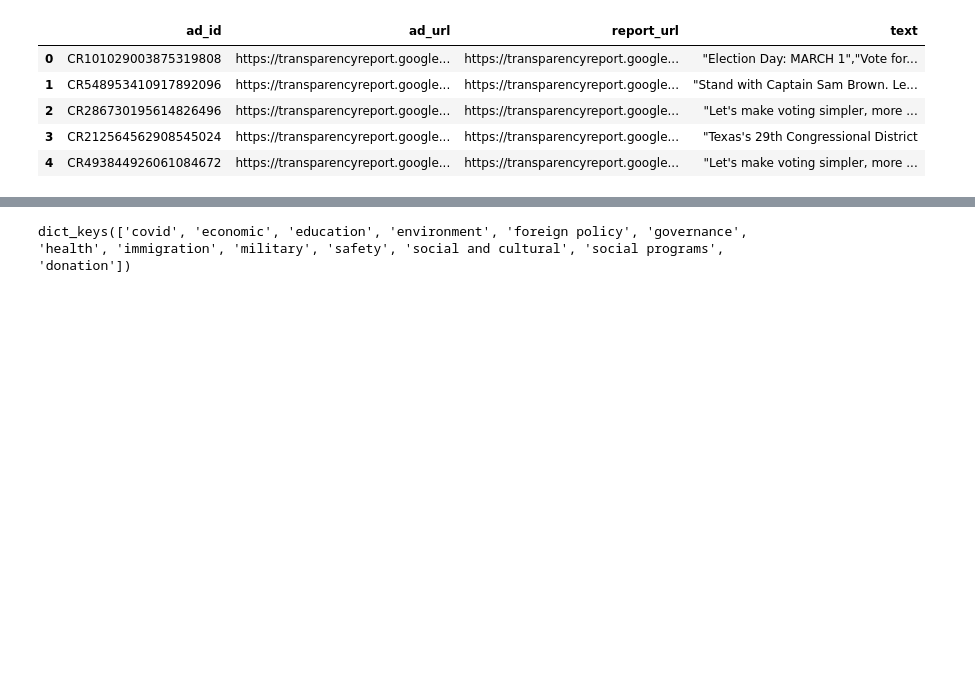
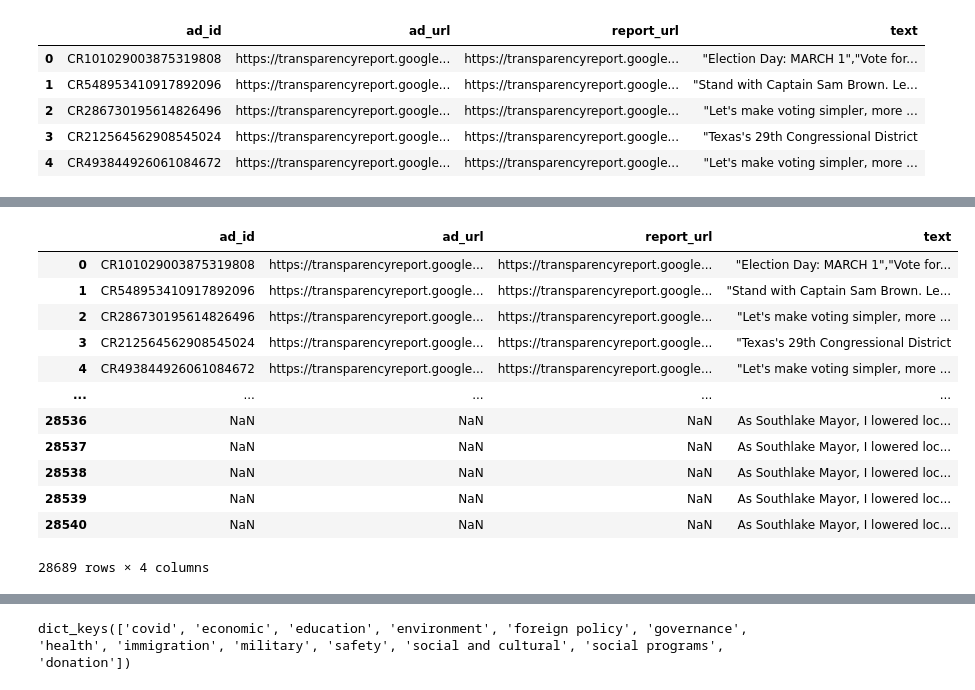
Before and after one commit to sfchronicle/ml-political-ads, a Jupyter notebook: ads_anaylsis_TX.ipynb, the cells around one changed output, grey strips where cells are left out. Saved outputs shown, nothing was run; the diff lists cells and outputs as text; code cells hidden in the pictures; blank space fills up the shorter version.

```diff
--- a/ads_anaylsis_TX.ipynb
+++ b/ads_anaylsis_TX.ipynb
@@ -55,3 +76,21 @@ df_text.head()
+# %%
+# concat google_df and facebook_df by 'text'
+df_text = pd.concat([google_df,facebook_df])
+df_text
+# %% [output]
+|  | ad_id | ad_url | report_url | text |
+| 0 | CR101029003875319808 | https://transparencyreport.google... | https://transparencyreport.google... | "Election Day: MARCH 1","Vote for... |
+| 1 | CR548953410917892096 | https://transparencyreport.google... | https://transparencyreport.google... | "Stand with Captain Sam Brown. Le... |
+| 2 | CR286730195614826496 | https://transparencyreport.google... | https://transparencyreport.google... | "Let's make voting simpler, more ... |
+| 3 | CR212564562908545024 | https://transparencyreport.google... | https://transparencyreport.google... | "Texas's 29th Congressional District |
+| 4 | CR493844926061084672 | https://transparencyreport.google... | https://transparencyreport.google... | "Let's make voting simpler, more ... |
+| ... | ... | ... | ... | ... |
+| 28536 | NaN | NaN | NaN | As Southlake Mayor, I lowered loc... |
+| 28537 | NaN | NaN | NaN | As Southlake Mayor, I lowered loc... |
+| 28538 | NaN | NaN | NaN | As Southlake Mayor, I lowered loc... |
+| 28539 | NaN | NaN | NaN | As Southlake Mayor, I lowered loc... |
+| 28540 | NaN | NaN | NaN | As Southlake Mayor, I lowered loc... |
+28689 rows × 4 columns
 # %%
 # check the dataset
 if df_text['text'].isnull().sum():
```
Also changed, not shown: parts of 12 cells of this notebook, 8 other files.
